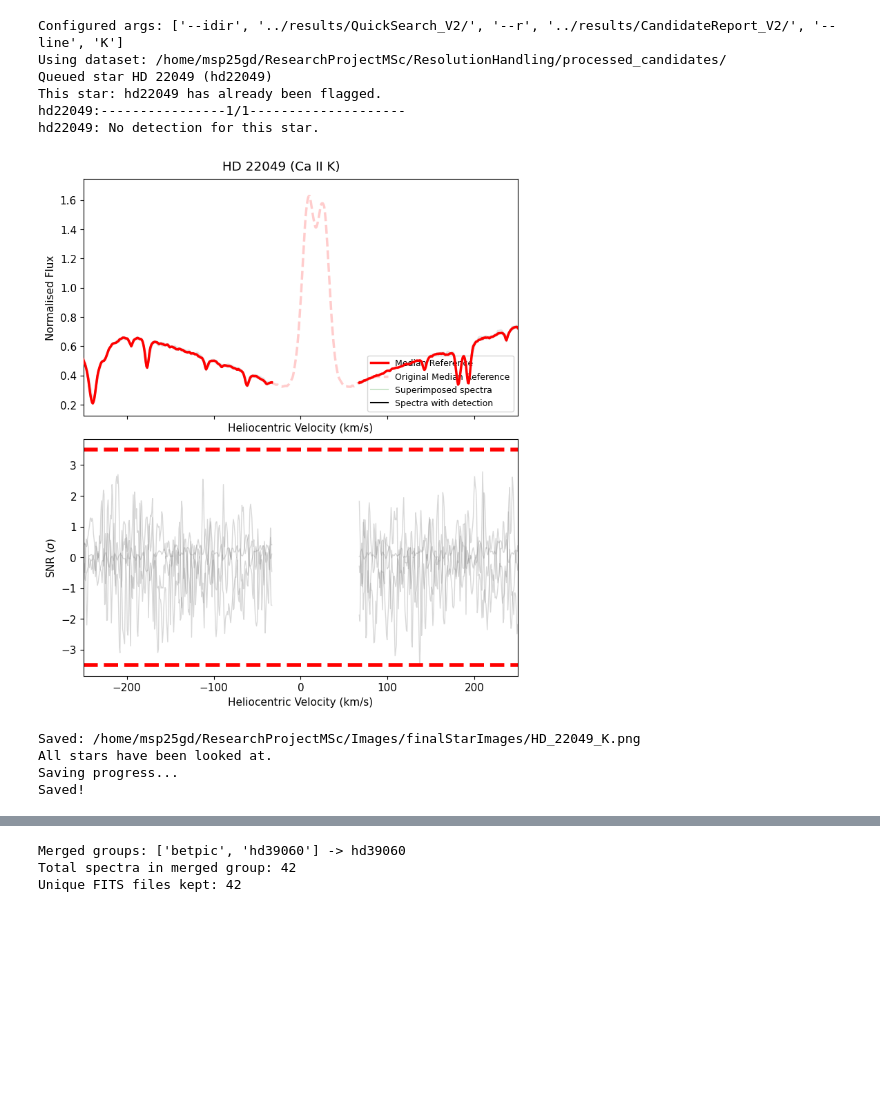
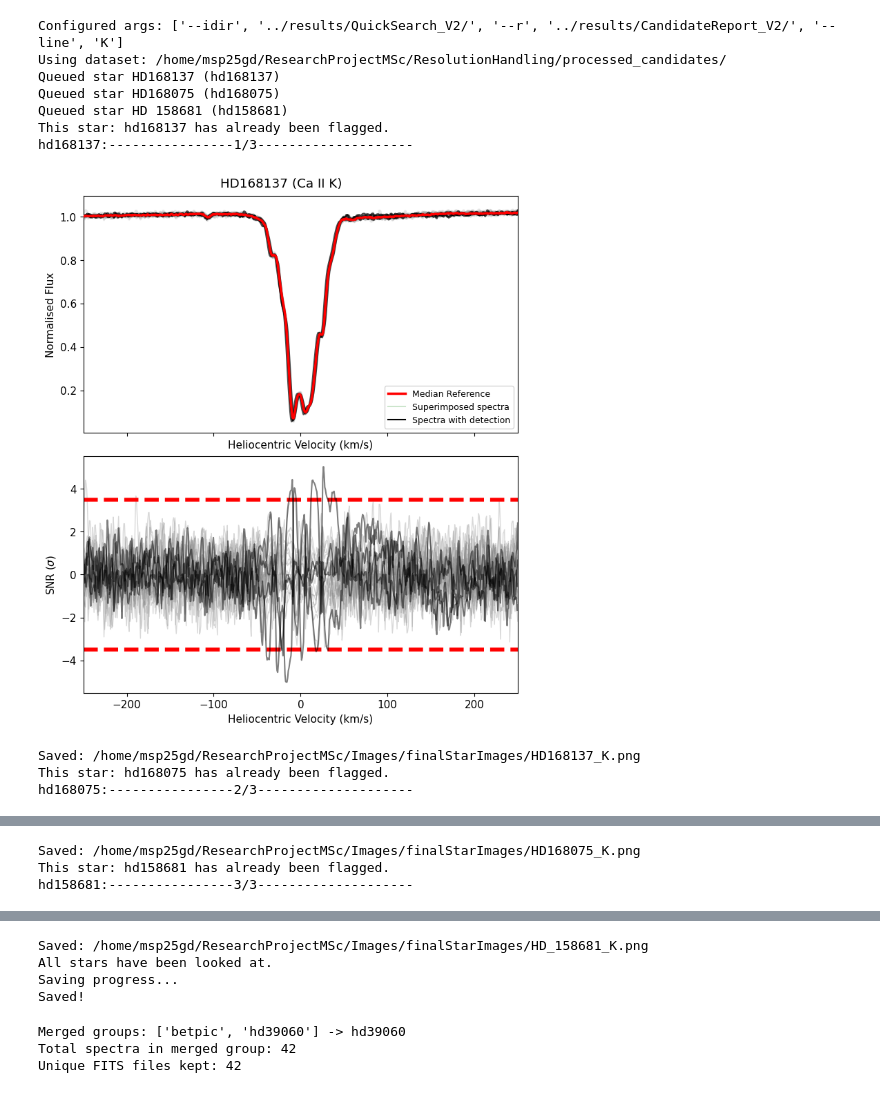
Before and after one commit to AstroHohen/ResearchProjectMSc, a Jupyter notebook: HR/search/iplotter.ipynb, the cells around one changed output, grey strips where cells are left out. Cells and saved outputs as stored; diff of their text form; code cells hidden in the pictures; blank space fills up the shorter version.

```diff
--- a/HR/search/iplotter.ipynb
+++ b/HR/search/iplotter.ipynb
@@ -20,7 +20,7 @@ import json, argparse
 
 # Set one star with starName, or provide a list in starNames for batch review.
 #starName = 'bptau'
-starNames = ['hd22049']  # Example: ['hd10638', 'hd60753']
+starNames = ['hd168137', 'hd168075', 'hd158681']
 useSimbad = False
 
 candidate_roots = [os.getcwd(), os.path.dirname(os.getcwd()), os.path.abspath(os.path.join(os.getcwd(), '..', '..'))]
@@ -359,39 +359,39 @@ while review_flagged == True:
     if auto_route_plots:
         review_flagged = False
         continue
 
     # If there are any flagged targets
     if manual_multi_star_mode:
         review_flagged = False
     elif single_star == True and auto_route_plots == False:
         review_flagged = False
     elif len(Classifier.candidate_report.Target[Classifier.candidate_report.Status == 'flagged'].to_numpy()) >= 1:
         while (look_flagged != 'y') & (look_flagged != 'n'):
             look_flagged = input('Do you want to review Flagged targets? (y/n) ')
             if look_flagged == 'y':
                 review_flagged = True
                 candidates = Classifier.candidate_report.Target[Classifier.candidate_report.Status == 'flagged'].to_numpy()
             elif look_flagged == 'n':
                 review_flagged = False
             else:
                 print('Answer not recorded. Try again.')
     else:
         review_flagged = False
 
 print('All stars have been looked at.')
 print('Saving progress...')
 Classifier.candidate_report.to_pickle(Classifier.cand_report_path)
 Classifier.candidate_report.to_html(Classifier.res_path + 'Report.html')
 print('Saved!')
 # %% [output]
 Configured args: ['--idir', '../results/QuickSearch_V2/', '--r', '../results/CandidateReport_V2/', '--line', 'K']
 Using dataset: /home/msp25gd/ResearchProjectMSc/ResolutionHandling/processed_candidates/
-Queued star HD 22049 (hd22049)
-This star: hd22049 has already been flagged.
-hd22049:----------------1/1--------------------
-hd22049: No detection for this star.
+Queued star HD168137 (hd168137)
+Queued star HD168075 (hd168075)
+Queued star HD 158681 (hd158681)
+This star: hd168137 has already been flagged.
+hd168137:----------------1/3--------------------
-[figure, old version]
+[figure, new version]
-Saved: /home/msp25gd/ResearchProjectMSc/Images/finalStarImages/HD_22049_K.png
-All stars have been looked at.
-Saving progress...
-Saved!
+Saved: /home/msp25gd/ResearchProjectMSc/Images/finalStarImages/HD168137_K.png
+This star: hd168075 has already been flagged.
+hd168075:----------------2/3--------------------
@@ -397,0 +399,3 @@ Saved!
+Saved: /home/msp25gd/ResearchProjectMSc/Images/finalStarImages/HD168075_K.png
+This star: hd158681 has already been flagged.
+hd158681:----------------3/3--------------------
@@ -398,3 +403,7 @@ Saved!
+Saved: /home/msp25gd/ResearchProjectMSc/Images/finalStarImages/HD_158681_K.png
+All stars have been looked at.
+Saving progress...
+Saved!
 # %%
 from pathlib import Path
 import shutil
```
Also changed, not shown: parts of 2 cells of this notebook, 12 other files.
